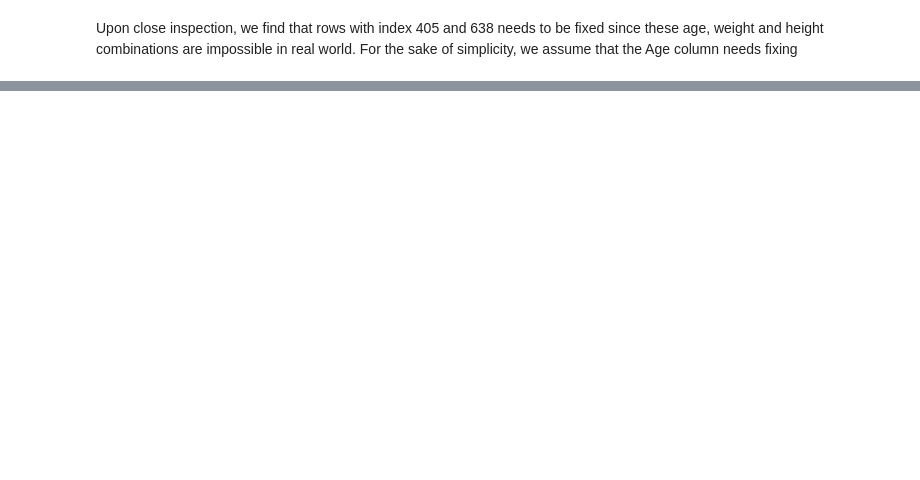
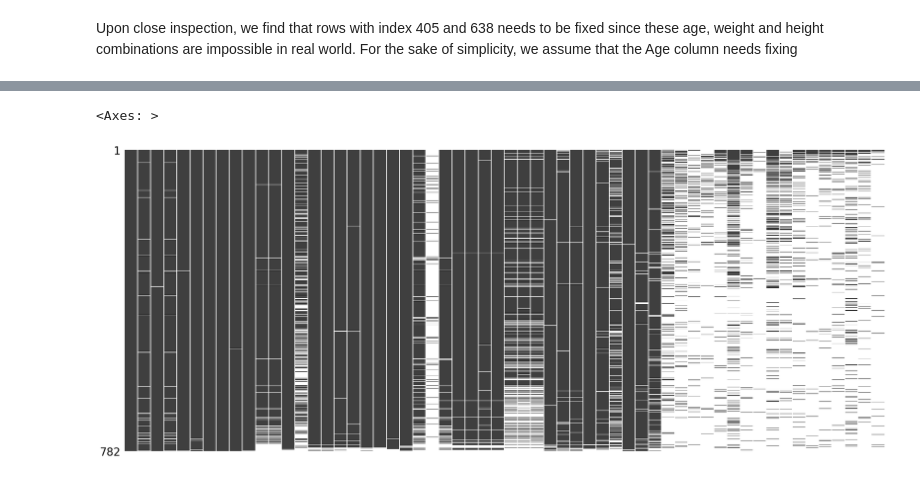
Before and after one commit to keshav-chauhan/assessmentprog2, a Jupyter notebook: assessment2.ipynb, the cells around one changed output, grey strips where cells are left out. Saved outputs shown, nothing was run; the diff lists cells and outputs as text; code cells hidden in the pictures; blank space fills up the shorter version.

```diff
--- a/assessment2.ipynb
+++ b/assessment2.ipynb
@@ -168,0 +185,11 @@ For the sake of simplicity, we assume that the Age column needs fixing
+# %%
+# Let's see how the initial dataset (i.e. app_data dataframe) looked
+
+# Sorting the dataset w.r.t. null values
+# sort='descending' parameter tries to sort the rows in decreasing order of missing values in them
+sorted_data = msno.nullity_sort(app_data, sort='descending')
+# Plotting the matrix of missing values
+msno.matrix(sorted_data, sparkline=False)
+# %% [output]
+<Axes: >
+[figure, added]
```
Also changed, not shown: parts of 7 cells of this notebook, 1 other file.
